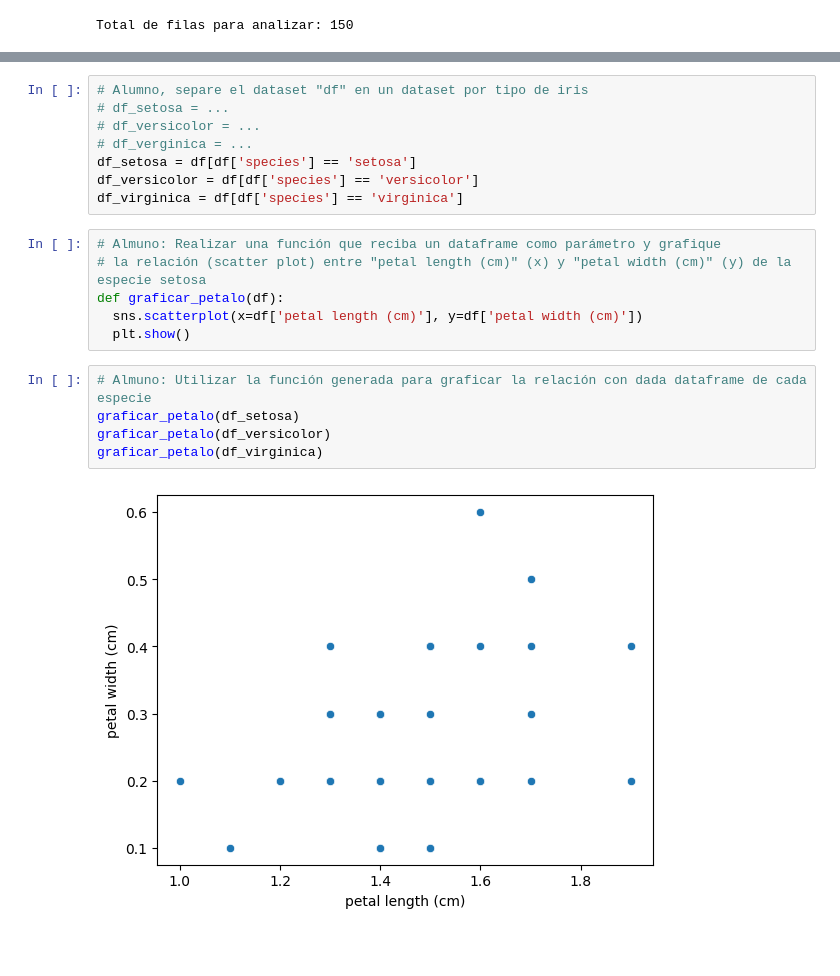
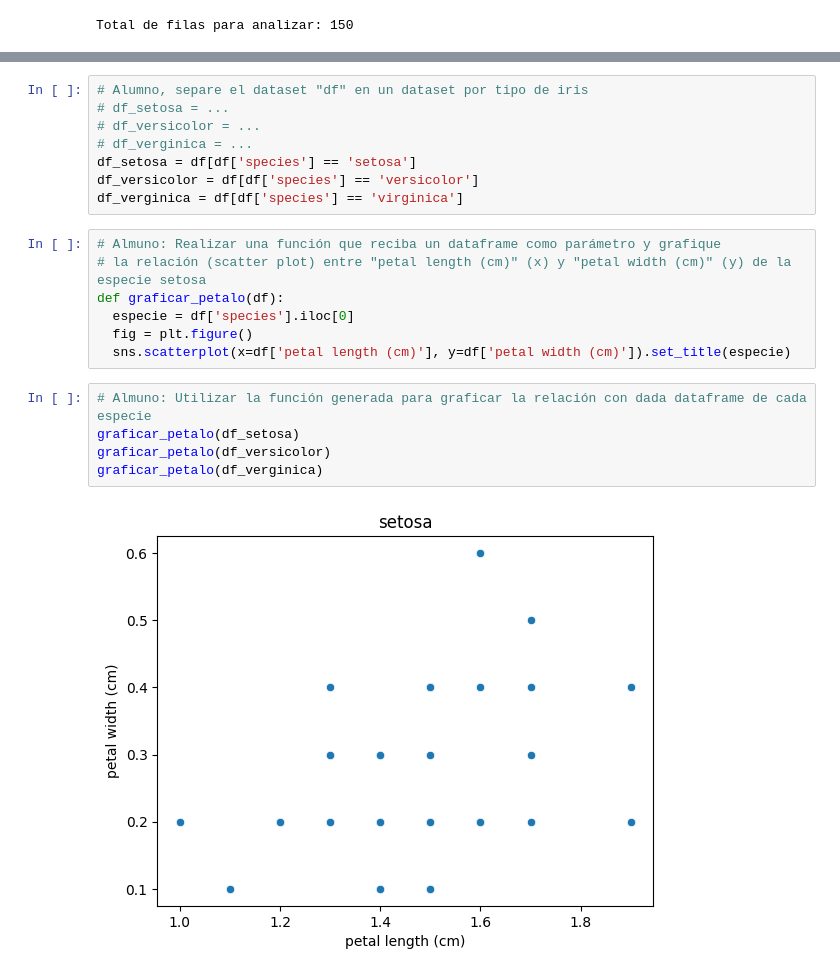
Before and after one commit to varelara97/pandas_python, a Jupyter notebook: ejercicios_practica/1_iris.ipynb, the cells around one changed output, grey strips where cells are left out. Drawn from its saved outputs; the diff is of its cells as text; blank space fills up the shorter version.

```diff
--- a/ejercicios_practica/1_iris.ipynb
+++ b/ejercicios_practica/1_iris.ipynb
@@ -117,17 +117,18 @@ Total de filas para analizar: 150
 # df_verginica = ...
 df_setosa = df[df['species'] == 'setosa']
 df_versicolor = df[df['species'] == 'versicolor']
-df_virginica = df[df['species'] == 'virginica']
+df_verginica = df[df['species'] == 'virginica']
 # %%
 # Almuno: Realizar una función que reciba un dataframe como parámetro y grafique
 # la relación (scatter plot) entre "petal length (cm)" (x) y "petal width (cm)" (y) de la especie setosa
 def graficar_petalo(df):
-  sns.scatterplot(x=df['petal length (cm)'], y=df['petal width (cm)'])
-  plt.show()
+  especie = df['species'].iloc[0]
+  fig = plt.figure()
+  sns.scatterplot(x=df['petal length (cm)'], y=df['petal width (cm)']).set_title(especie)
 # %%
 # Almuno: Utilizar la función generada para graficar la relación con dada dataframe de cada especie
 graficar_petalo(df_setosa)
 graficar_petalo(df_versicolor)
-graficar_petalo(df_virginica)
+graficar_petalo(df_verginica)
 # %% [output]
-[figure, old version]
+[figure, new version]
```
Also changed, not shown: parts of 1 cell of this notebook.
